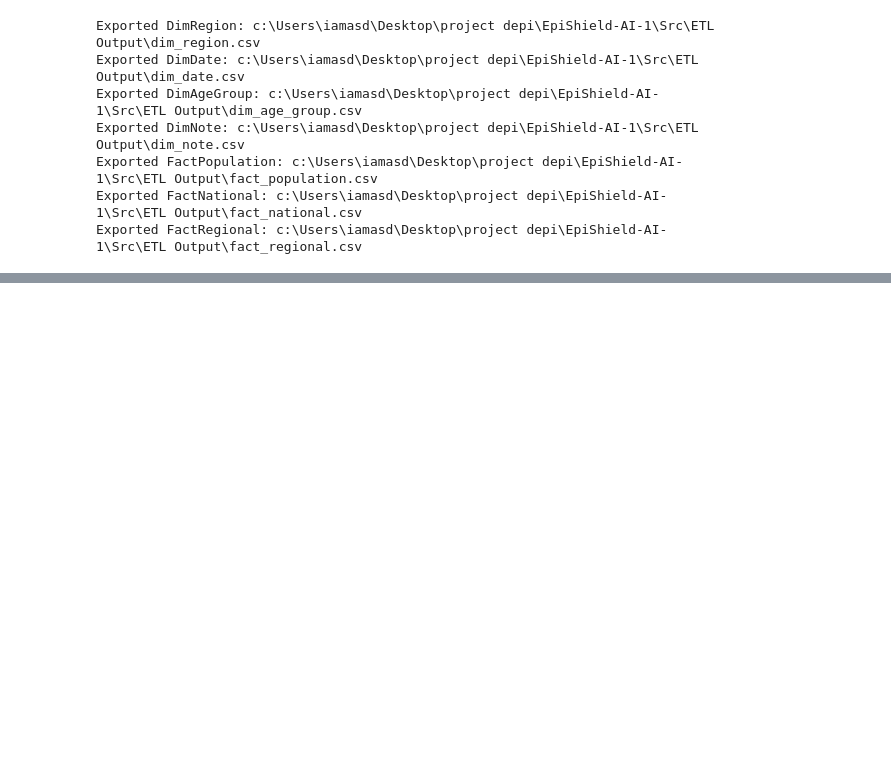
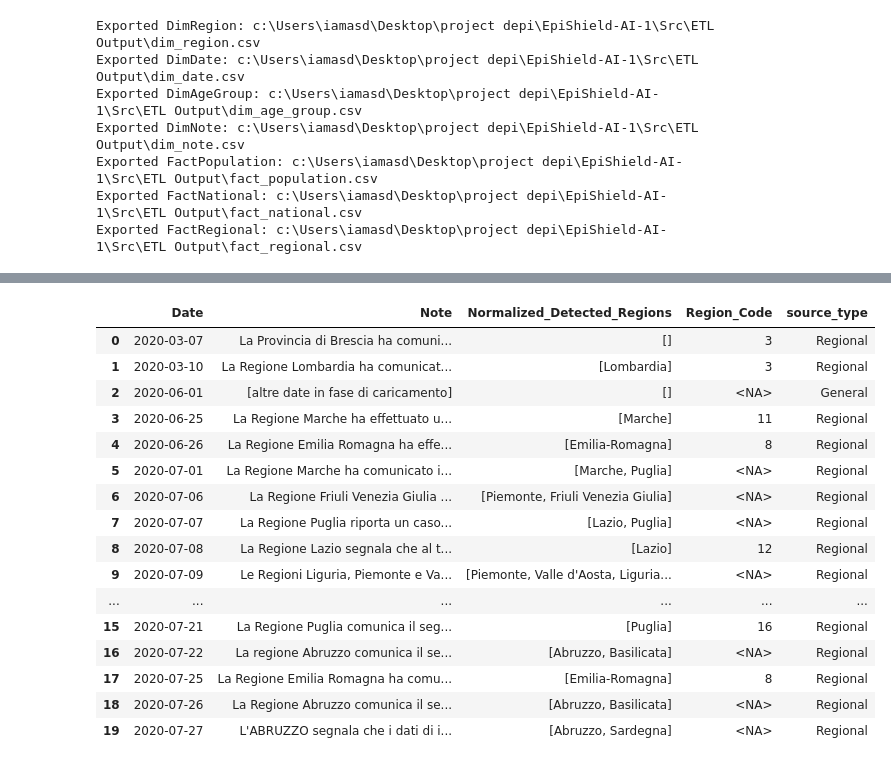
Before and after one commit to rawanmohammed277/EpiShield-AI, a Jupyter notebook: Src/Data Engineering/etl.ipynb, the cells around one changed output, grey strips where cells are left out. Drawn from its saved outputs; the diff is of its cells as text; code cells hidden in the pictures; blank space fills up the shorter version.

```diff
--- a/Src/Data Engineering/etl.ipynb
+++ b/Src/Data Engineering/etl.ipynb
@@ -3875,0 +5270,89 @@ Exported FactRegional: c:\Users\iamasd\Desktop\project depi\EpiShield-AI-1\Src\E
+# %%
+# Create a separate ReportNotes preparation dataset
+
+report_notes_work = notes_reference_check.copy()
+
+# Preserve the original date and note text
+report_notes_work["Date"] = pd.to_datetime(
+    report_notes_work["data"]
+).dt.normalize()
+
+report_notes_work["Note"] = report_notes_work["note"]
+
+# Map detected region names to Region_Code
+region_code_lookup = (
+    dim_location_target
+    .assign(
+        Normalized_Name=dim_location_target["Region_Name"]
+        .apply(normalize_region_text)
+    )
+    .set_index("Normalized_Name")["Region_Code"]
+    .to_dict()
+)
+
+# Assign a region code only when exactly one region is detected
+report_notes_work["Region_Code"] = (
+    report_notes_work["Normalized_Detected_Regions"]
+    .apply(
+        lambda regions: region_code_lookup[
+            normalize_region_text(regions[0])
+        ]
+        if len(regions) == 1
+        else pd.NA
+    )
+)
+
+# Initial source classification
+report_notes_work["source_type"] = "General"
+
+report_notes_work.loc[
+    report_notes_work["Normalized_Region_Count"] > 0,
+    "source_type"
+] = "Regional"
+
+# Brescia: explicitly inferred to belong to Lombardia (Region_Code 3)
+report_notes_work.loc[
+    report_notes_work.index == 0,
+    ["source_type", "Region_Code"]
+] = ["Regional", 3]
+
+# Administrative note: no regional reference
+report_notes_work.loc[
+    report_notes_work.index == 2,
+    ["source_type", "Region_Code"]
+] = ["General", pd.NA]
+
+# Inspect the prepared data
+display(
+    report_notes_work[
+        [
+            "Date",
+            "Note",
+            "Normalized_Detected_Regions",
+            "Region_Code",
+            "source_type"
+        ]
+    ].head(20)
+)
+
+print("Prepared rows:", len(report_notes_work))
+print("Missing notes:", report_notes_work["Note"].isna().sum())
+print("Missing region codes:", report_notes_work["Region_Code"].isna().sum())
+# %% [output]
+|  | Date | Note | Normalized_Detected_Regions | Region_Code | source_type |
+| 0 | 2020-03-07 | La Provincia di Brescia ha comuni... | [] | 3 | Regional |
+| 1 | 2020-03-10 | La Regione Lombardia ha comunicat... | [Lombardia] | 3 | Regional |
+| 2 | 2020-06-01 | [altre date in fase di caricamento] | [] | <NA> | General |
+| 3 | 2020-06-25 | La Regione Marche ha effettuato u... | [Marche] | 11 | Regional |
+| 4 | 2020-06-26 | La Regione Emilia Romagna ha effe... | [Emilia-Romagna] | 8 | Regional |
+| 5 | 2020-07-01 | La Regione Marche ha comunicato i... | [Marche, Puglia] | <NA> | Regional |
+| 6 | 2020-07-06 | La Regione Friuli Venezia Giulia ... | [Piemonte, Friuli Venezia Giulia] | <NA> | Regional |
+| 7 | 2020-07-07 | La Regione Puglia riporta un caso... | [Lazio, Puglia] | <NA> | Regional |
+| 8 | 2020-07-08 | La Regione Lazio segnala che al t... | [Lazio] | 12 | Regional |
+| 9 | 2020-07-09 | Le Regioni Liguria, Piemonte e Va... | [Piemonte, Valle d'Aosta, Liguria... | <NA> | Regional |
+| ... | ... | ... | ... | ... | ... |
+| 15 | 2020-07-21 | La Regione Puglia comunica il seg... | [Puglia] | 16 | Regional |
+| 16 | 2020-07-22 | La regione Abruzzo comunica il se... | [Abruzzo, Basilicata] | <NA> | Regional |
+| 17 | 2020-07-25 | La Regione Emilia Romagna ha comu... | [Emilia-Romagna] | 8 | Regional |
+| 18 | 2020-07-26 | La Regione Abruzzo comunica il se... | [Abruzzo, Basilicata] | <NA> | Regional |
+| 19 | 2020-07-27 | L'ABRUZZO segnala che i dati di i... | [Abruzzo, Sardegna] | <NA> | Regional |
```
Also changed, not shown: parts of 56 cells of this notebook, 8 other files.
